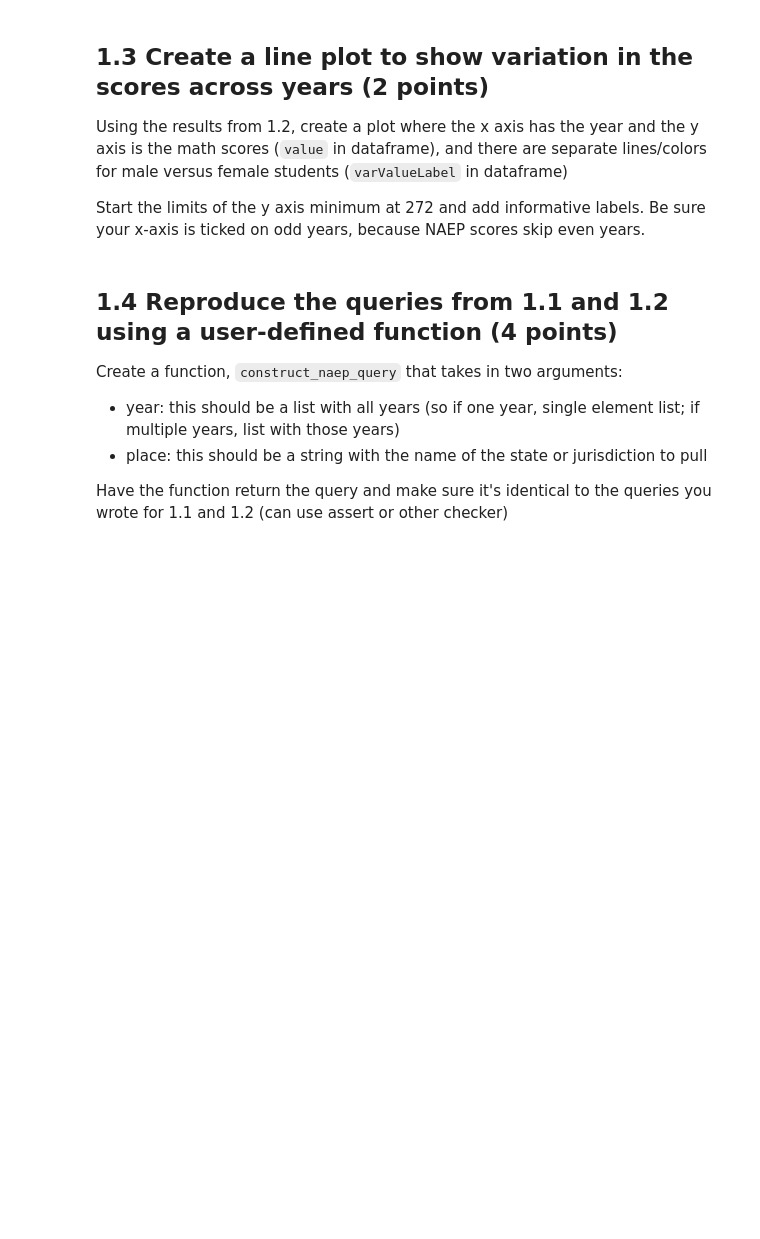
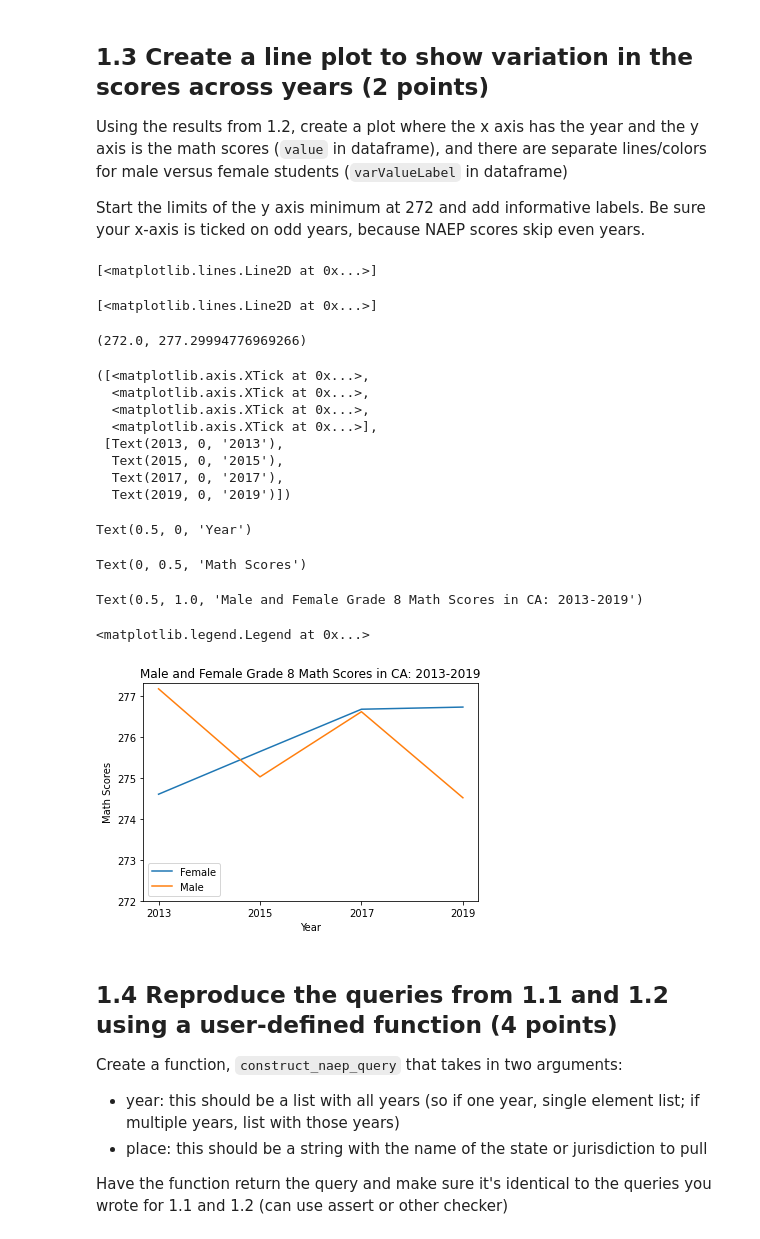
Before and after one commit to VaaniG/QSS20_S24, a Jupyter notebook: homework/pset4/pset4_blank.ipynb, the cells around one changed output. Drawn from its saved outputs; the diff is of its cells as text; code cells hidden in the pictures; blank space fills up the shorter version.

```diff
--- a/homework/pset4/pset4_blank.ipynb
+++ b/homework/pset4/pset4_blank.ipynb
@@ -150,3 +148,33 @@ Start the limits of the y axis minimum at 272 and add informative labels. Be sur
+# %%
+# your code here
+years_list = scores_years_df["year"].unique()
+indicator = scores_years_df["varValueLabel"] == "Female"
+plt.plot(years_list, scores_years_df[indicator]["value"], label="Female")
+plt.plot(years_list, scores_years_df[~indicator]["value"], label="Male")
+plt.ylim([272, None])
+plt.xticks(years_list)
+plt.xlabel('Year')
+plt.ylabel('Math Scores')
+plt.title('Male and Female Grade 8 Math Scores in CA: 2013-2019')
+plt.legend()
+plt.show()
+# %% [output]
+[<matplotlib.lines.Line2D at 0x...>]
+[<matplotlib.lines.Line2D at 0x...>]
+(272.0, 277.29994776969266)
+([<matplotlib.axis.XTick at 0x...>,
+  <matplotlib.axis.XTick at 0x...>,
+  <matplotlib.axis.XTick at 0x...>,
+  <matplotlib.axis.XTick at 0x...>],
+ [Text(2013, 0, '2013'),
+  Text(2015, 0, '2015'),
+  Text(2017, 0, '2017'),
+  Text(2019, 0, '2019')])
+Text(0.5, 0, 'Year')
+Text(0, 0.5, 'Math Scores')
+Text(0.5, 1.0, 'Male and Female Grade 8 Math Scores in CA: 2013-2019')
+<matplotlib.legend.Legend at 0x...>
+[figure, added]
 # %% [markdown]
 ## 1.4 Reproduce the queries from 1.1 and 1.2 using a user-defined function (4 points)
 
```
Also changed, not shown: parts of 11 cells of this notebook.
